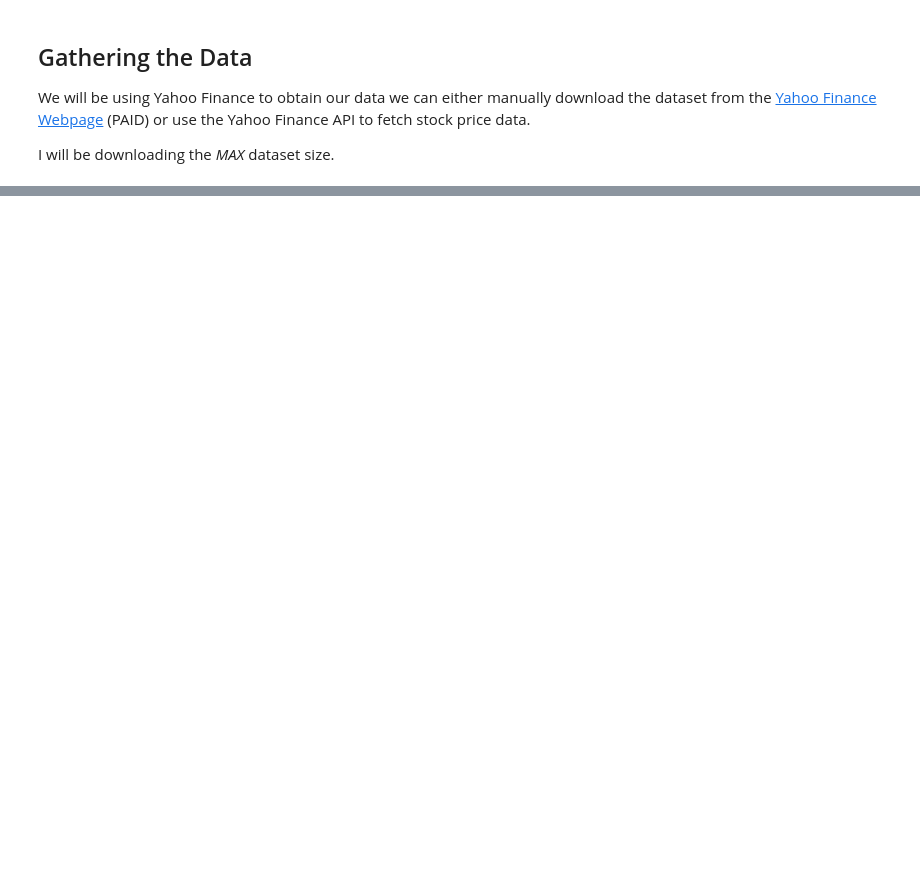
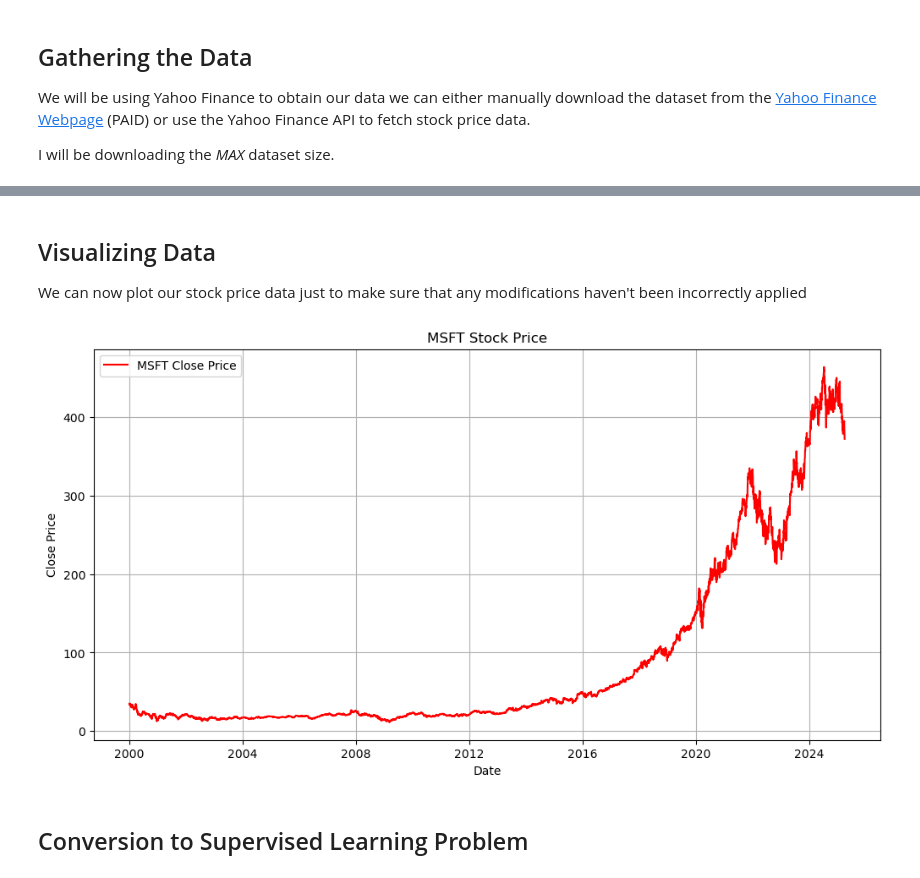
Before and after one commit to DevrajK721/LSTM_Security_Prediction, a Jupyter notebook: notebooks/MSFT_Stock_Forecasting.ipynb, the cells around one changed output, grey strips where cells are left out. Saved outputs shown, nothing was run; the diff lists cells and outputs as text; code cells hidden in the pictures; blank space fills up the shorter version.

```diff
--- a/notebooks/MSFT_Stock_Forecasting.ipynb
+++ b/notebooks/MSFT_Stock_Forecasting.ipynb
@@ -31,0 +55,4 @@ def fetch_stock_data(ticker, start_date, end_date):
+# %%
+# Create dataframe with the CSV file
+df = pd.read_csv('data/MSFT_data.csv')
+df.tail() # Preview the last few rows of the dataframe
@@ -31,0 +66,4 @@ def fetch_stock_data(ticker, start_date, end_date):
+# %%
+# Reduce dataframe to only 'Date' and 'Close' columns
+df = df[['Date', 'Close']]
+df.tail()
@@ -31,0 +77,4 @@ def fetch_stock_data(ticker, start_date, end_date):
+# %%
+# Convert 'Date' column to datetime format
+df['Date'] = pd.to_datetime(df['Date'])
+df.tail() # Visually Unchanged
@@ -31,0 +88,4 @@ def fetch_stock_data(ticker, start_date, end_date):
+# %%
+# Shift Date column to be the index column
+df.index = df.pop('Date')
+df.tail()
@@ -31,0 +100,16 @@ def fetch_stock_data(ticker, start_date, end_date):
+# %% [markdown]
+## Visualizing Data
+We can now plot our stock price data just to make sure that any modifications haven't been incorrectly applied
+# %%
+plt.figure(figsize=(12, 6))
+plt.plot(df.index, df['Close'], label='MSFT Close Price', color='red')
+plt.title('MSFT Stock Price')
+plt.xlabel('Date')
+plt.ylabel('Close Price')
+plt.legend()
+plt.grid()
+plt.show()
+# %% [output]
+[figure, added]
+# %% [markdown]
+## Conversion to Supervised Learning Problem
```
Also changed, not shown: parts of 28 cells of this notebook, 4 other files.
